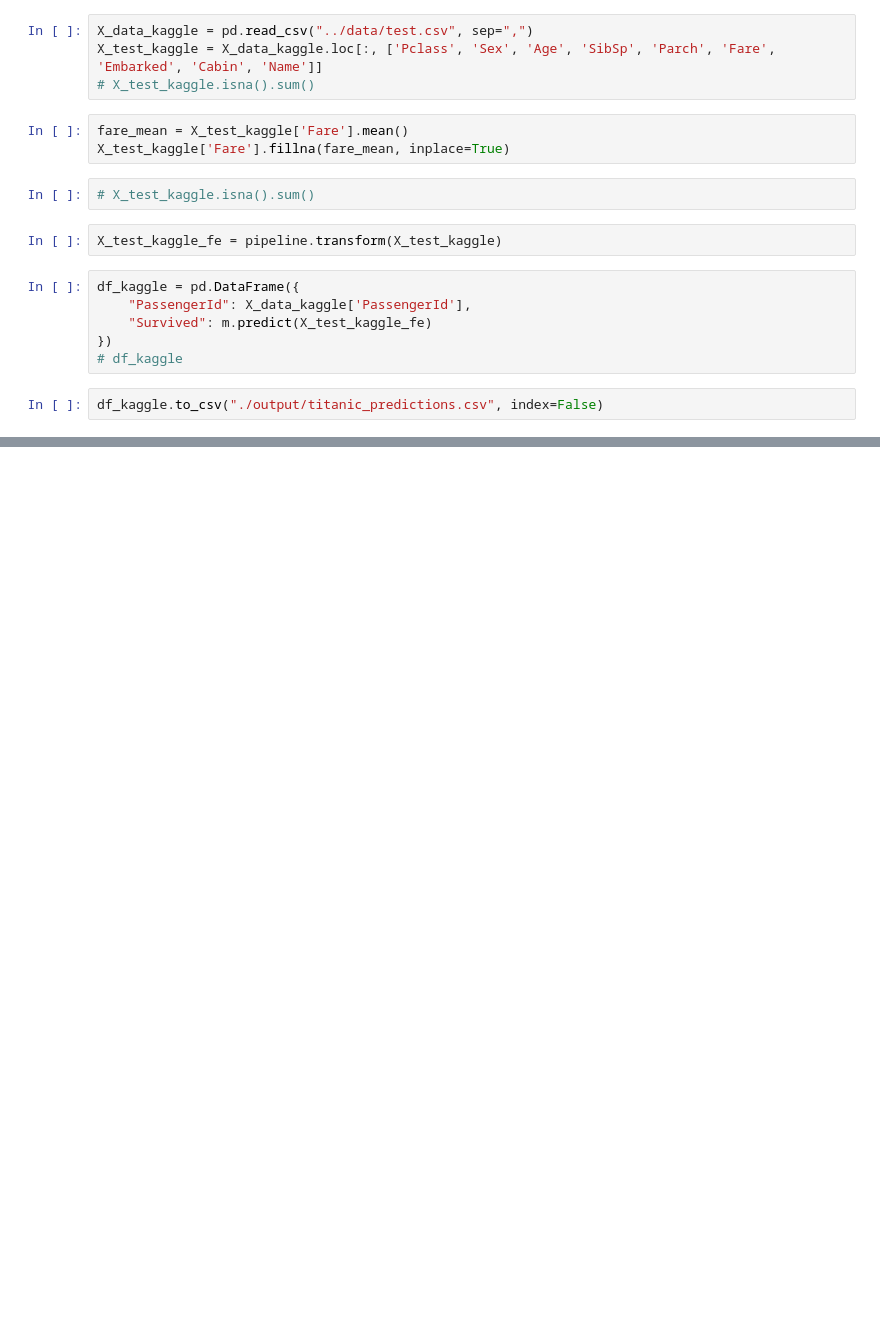
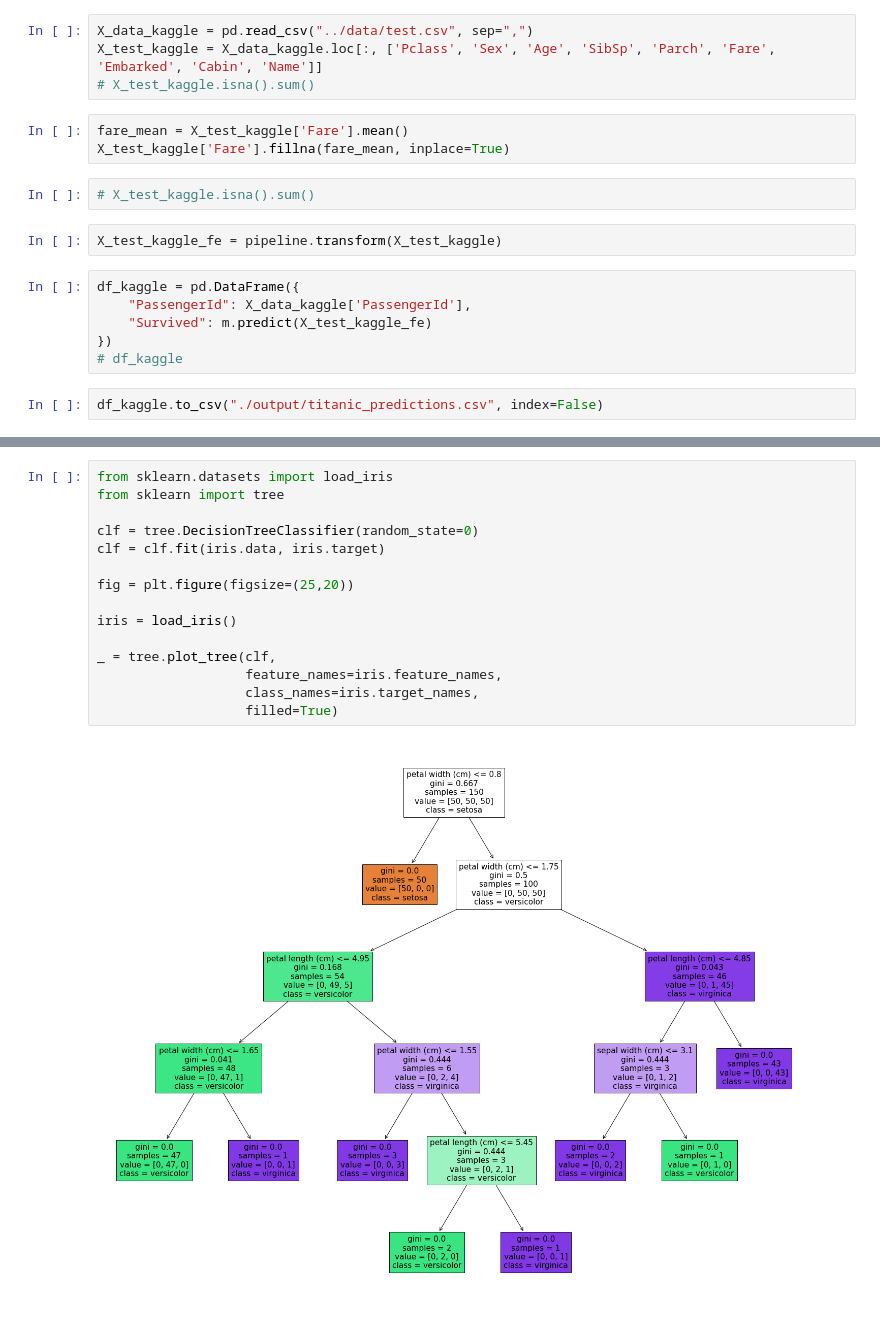
Before and after one commit to greentopsecret/random-forest-fennel-student-code, a Jupyter notebook: week_02/week-project.ipynb, the cells around one changed output, grey strips where cells are left out. Cells and saved outputs as stored; diff of their text form; blank space fills up the shorter version.

```diff
--- a/week_02/week-project.ipynb
+++ b/week_02/week-project.ipynb
@@ -179,0 +222,17 @@ df_kaggle.to_csv("./output/titanic_predictions.csv", index=False)
+# %%
+from sklearn.datasets import load_iris
+from sklearn import tree
+
+clf = tree.DecisionTreeClassifier(random_state=0)
+clf = clf.fit(iris.data, iris.target)
+
+fig = plt.figure(figsize=(25,20))
+
+iris = load_iris()
+
+_ = tree.plot_tree(clf,
+                   feature_names=iris.feature_names,
+                   class_names=iris.target_names,
+                   filled=True)
+# %% [output]
+[figure, added]
```
Also changed, not shown: parts of 44 cells of this notebook.
